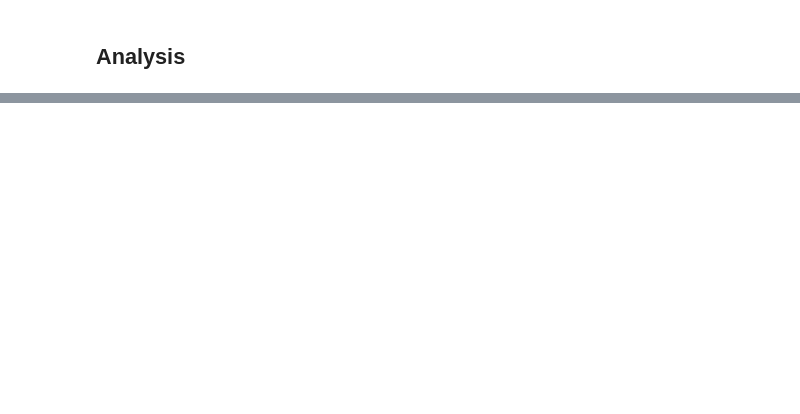
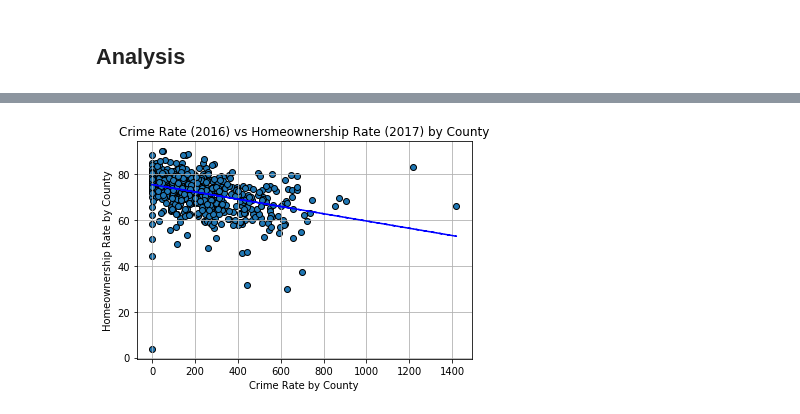
Before and after one commit to natashacrosby/Project_1, a Jupyter notebook: crime_analysis.ipynb, the cells around one changed output, grey strips where cells are left out. Cells and saved outputs as stored; diff of their text form; code cells hidden in the pictures; blank space fills up the shorter version.

```diff
--- a/crime_analysis.ipynb
+++ b/crime_analysis.ipynb
@@ -94,2 +95,16 @@ OLS Regression Results
 Warnings:
 [1] Standard Errors assume that the covariance matrix of the errors is correctly specified.
+# %%
+# Set line
+(slope, intercept, _, _, _) = linregress(x, y)
+fit = slope * x + intercept
+# %%
+plt.scatter(crime_analysis["crime_rate_per_100,000"], crime_analysis["HOR"], marker="o", edgecolor='black')
+plt.title("Crime Rate (2016) vs Homeownership Rate (2017) by County")
+plt.ylabel("Homeownership Rate by County")
+plt.xlabel("Crime Rate by County")
+plt.grid(True)
+plt.plot(x, fit, 'b--')
+plt.savefig('Pictures/Crime_rate_regression.png')
+# %% [output]
+[figure, added]
```
Also changed, not shown: parts of 6 cells of this notebook, 5 other files.
